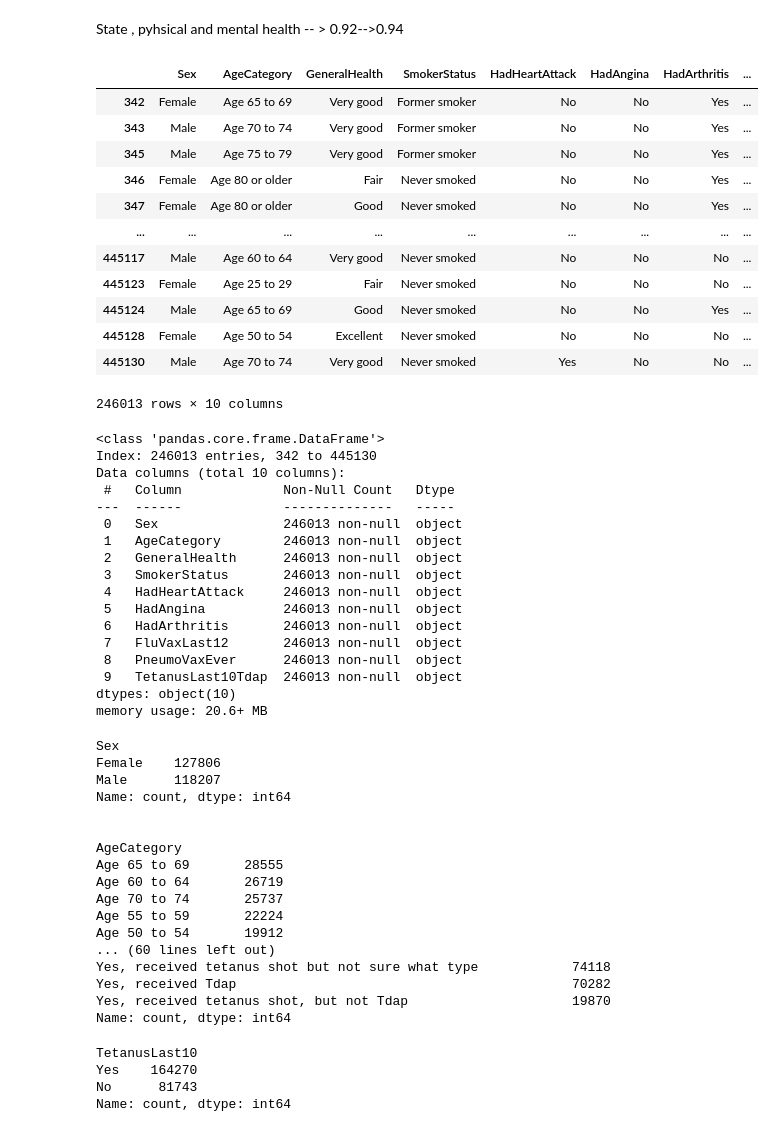
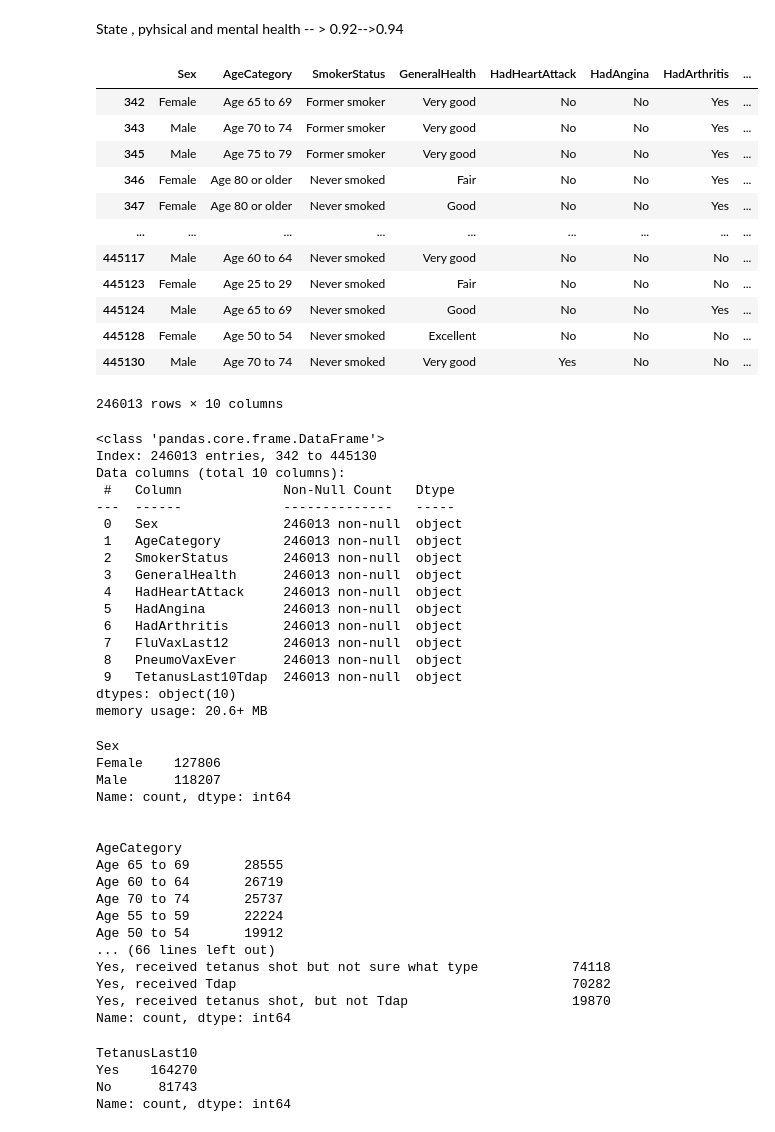
Before and after one commit to nurfkutlu/Heart_disease, a Jupyter notebook: HeartDisease.ipynb, the cells around one changed output. Saved outputs shown, nothing was run; the diff lists cells and outputs as text; code cells hidden in the pictures.

```diff
--- a/HeartDisease.ipynb
+++ b/HeartDisease.ipynb
@@ -1336,29 +1336,29 @@ plt.show()
 # %% [markdown]
 State , pyhsical and mental health -- > 0.92-->0.94
 # %%
-feature_columns=['Sex','AgeCategory','GeneralHealth','SmokerStatus'
+feature_columns=['Sex','AgeCategory','SmokerStatus','GeneralHealth'
 ,'HadHeartAttack','HadAngina','HadArthritis',
             'FluVaxLast12','PneumoVaxEver','TetanusLast10Tdap']
 
 # Create a new DataFrame by concatenating selected columns
 df_feature = pd.concat([df[col] for col in feature_columns], axis=1)
 
 # Display the new DataFrame
 
 df_feature
 # %% [output]
-|  | Sex | AgeCategory | GeneralHealth | SmokerStatus | HadHeartAttack | HadAngina | HadArthritis | ... |
-| 342 | Female | Age 65 to 69 | Very good | Former smoker | No | No | Yes | ... |
-| 343 | Male | Age 70 to 74 | Very good | Former smoker | No | No | Yes | ... |
-| 345 | Male | Age 75 to 79 | Very good | Former smoker | No | No | Yes | ... |
-| 346 | Female | Age 80 or older | Fair | Never smoked | No | No | Yes | ... |
-| 347 | Female | Age 80 or older | Good | Never smoked | No | No | Yes | ... |
+|  | Sex | AgeCategory | SmokerStatus | GeneralHealth | HadHeartAttack | HadAngina | HadArthritis | ... |
+| 342 | Female | Age 65 to 69 | Former smoker | Very good | No | No | Yes | ... |
+| 343 | Male | Age 70 to 74 | Former smoker | Very good | No | No | Yes | ... |
+| 345 | Male | Age 75 to 79 | Former smoker | Very good | No | No | Yes | ... |
+| 346 | Female | Age 80 or older | Never smoked | Fair | No | No | Yes | ... |
+| 347 | Female | Age 80 or older | Never smoked | Good | No | No | Yes | ... |
 | ... | ... | ... | ... | ... | ... | ... | ... | ... |
-| 445117 | Male | Age 60 to 64 | Very good | Never smoked | No | No | No | ... |
-| 445123 | Female | Age 25 to 29 | Fair | Never smoked | No | No | No | ... |
-| 445124 | Male | Age 65 to 69 | Good | Never smoked | No | No | Yes | ... |
-| 445128 | Female | Age 50 to 54 | Excellent | Never smoked | No | No | No | ... |
-| 445130 | Male | Age 70 to 74 | Very good | Never smoked | Yes | No | No | ... |
+| 445117 | Male | Age 60 to 64 | Never smoked | Very good | No | No | No | ... |
+| 445123 | Female | Age 25 to 29 | Never smoked | Fair | No | No | No | ... |
+| 445124 | Male | Age 65 to 69 | Never smoked | Good | No | No | Yes | ... |
+| 445128 | Female | Age 50 to 54 | Never smoked | Excellent | No | No | No | ... |
+| 445130 | Male | Age 70 to 74 | Never smoked | Very good | Yes | No | No | ... |
 246013 rows × 10 columns
 # %%
 df_feature.info()
@@ -1370,8 +1370,8 @@ Data columns (total 10 columns):
 ---  ------             --------------   -----
  0   Sex                246013 non-null  object
  1   AgeCategory        246013 non-null  object
- 2   GeneralHealth      246013 non-null  object
- 3   SmokerStatus       246013 non-null  object
+ 2   SmokerStatus       246013 non-null  object
+ 3   GeneralHealth      246013 non-null  object
  4   HadHeartAttack     246013 non-null  object
  5   HadAngina          246013 non-null  object
  6   HadArthritis       246013 non-null  object
@@ -1397,7 +1397,7 @@ Age 60 to 64       26719
 Age 70 to 74       25737
 Age 55 to 59       22224
 Age 50 to 54       19912
-... (60 lines left out)
+... (66 lines left out)
 Yes, received tetanus shot but not sure what type            74118
 Yes, received Tdap                                           70282
 Yes, received tetanus shot, but not Tdap                     19870
```
Also changed, not shown: parts of 15 cells of this notebook, 1 other file.
